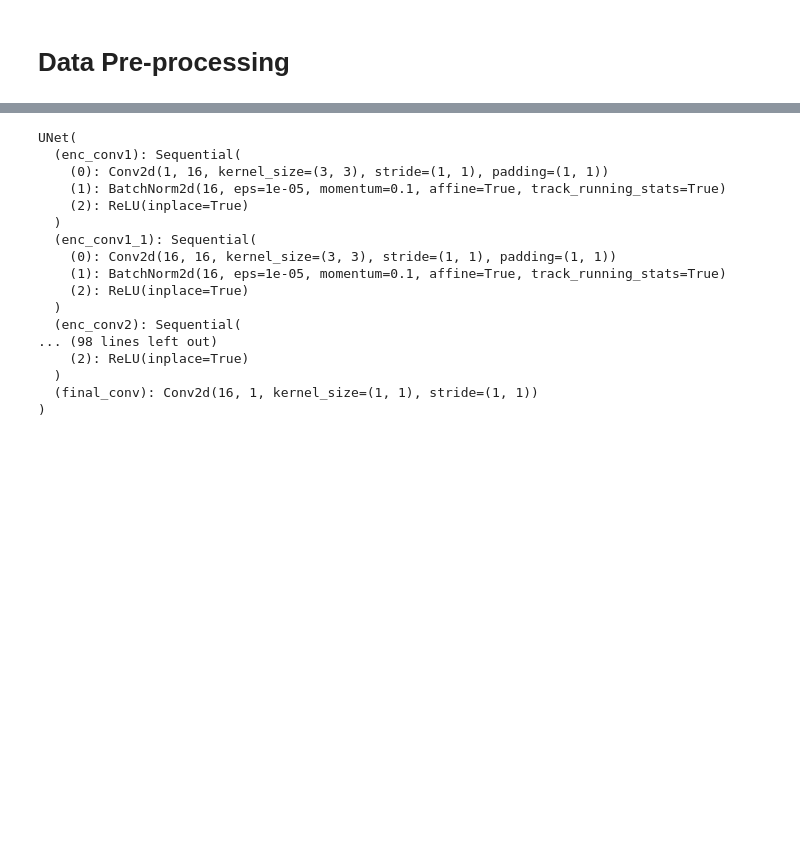
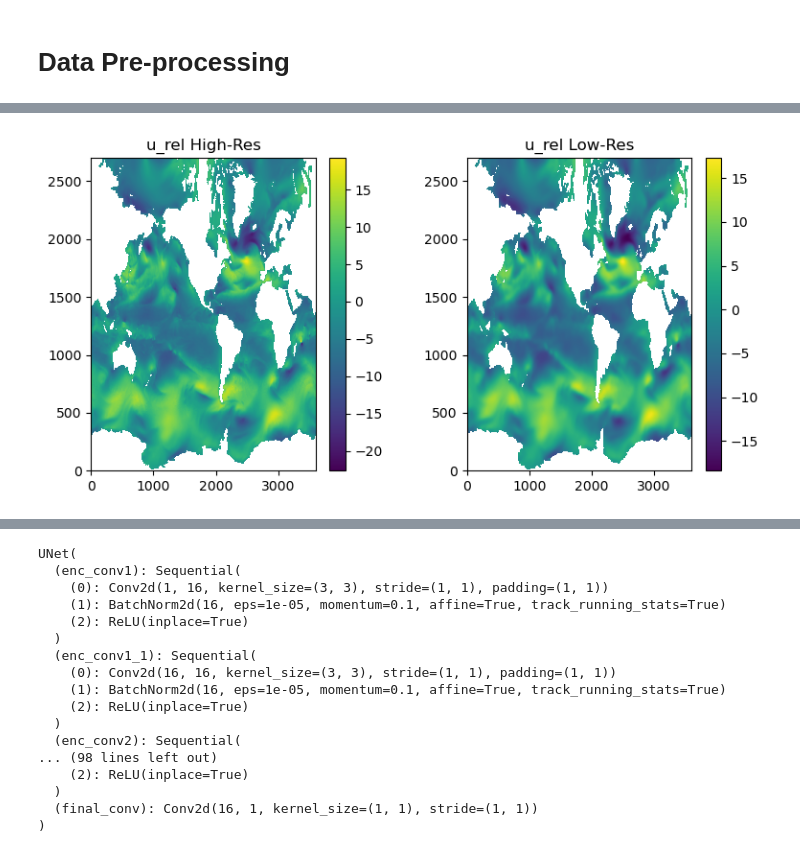
Before and after one commit to ocean-transport/air-sea-ML, a Jupyter notebook: final_yue_jingwen_implementation.ipynb, the cells around one changed output, grey strips where cells are left out. Drawn from its saved outputs; the diff is of its cells as text; code cells hidden in the pictures; blank space fills up the shorter version.

```diff
--- a/final_yue_jingwen_implementation.ipynb
+++ b/final_yue_jingwen_implementation.ipynb
@@ -205,0 +51,5 @@ Attributes: (0)
+# %%
+ds_HR = xr.open_dataset(
+    "gs://leap-persistent/panalluri/ds_HR_southAtlantic_every10TimeSteps_20Yrs.zarr", engine="zarr", chunks={}
+)
+ds_HR
@@ -205,0 +74,5 @@ Attributes: (0)
+# %%
+ds_LR = xr.open_dataset(
+    "gs://leap-persistent/panalluri/ds_LR_southAtlantic_every10TimeSteps_20Yrs.zarr", engine="zarr", chunks={}
+)
+ds_LR
@@ -205,0 +158,24 @@ Attributes: (0)
+# %%
+# Create a figure with subplots
+fig, axes = plt.subplots(1, 2, figsize=(8, 4))  # Adjusted figure size
+
+# Plot the high-resolution data
+im1 = axes[0].pcolor(ds_HR.u_relative.isel(time=0))
+axes[0].set_title("u_rel High-Res")
+fig.colorbar(im1, ax=axes[0], orientation='vertical')
+
+# Plot the low-resolution data
+im2 = axes[1].pcolor(ds_LR.u_relative.isel(time=0))
+axes[1].set_title("u_rel Low-Res")
+fig.colorbar(im2, ax=axes[1], orientation='vertical')
+
+# Add space between subplots
+plt.subplots_adjust(wspace=20)  # Increase space between plots
+
+# Adjust layout to center the plots
+plt.tight_layout()
+
+# Show the plot
+plt.show()
+# %% [output]
+[figure, added]
```
Also changed, not shown: parts of 30 cells of this notebook.
